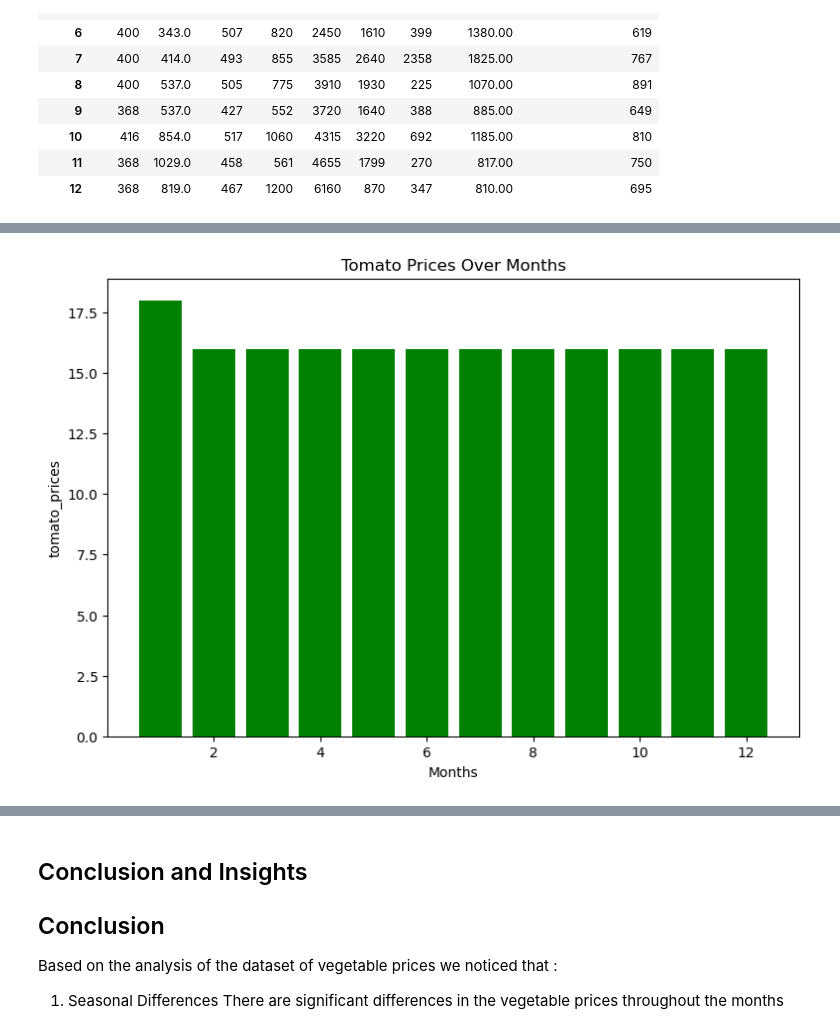
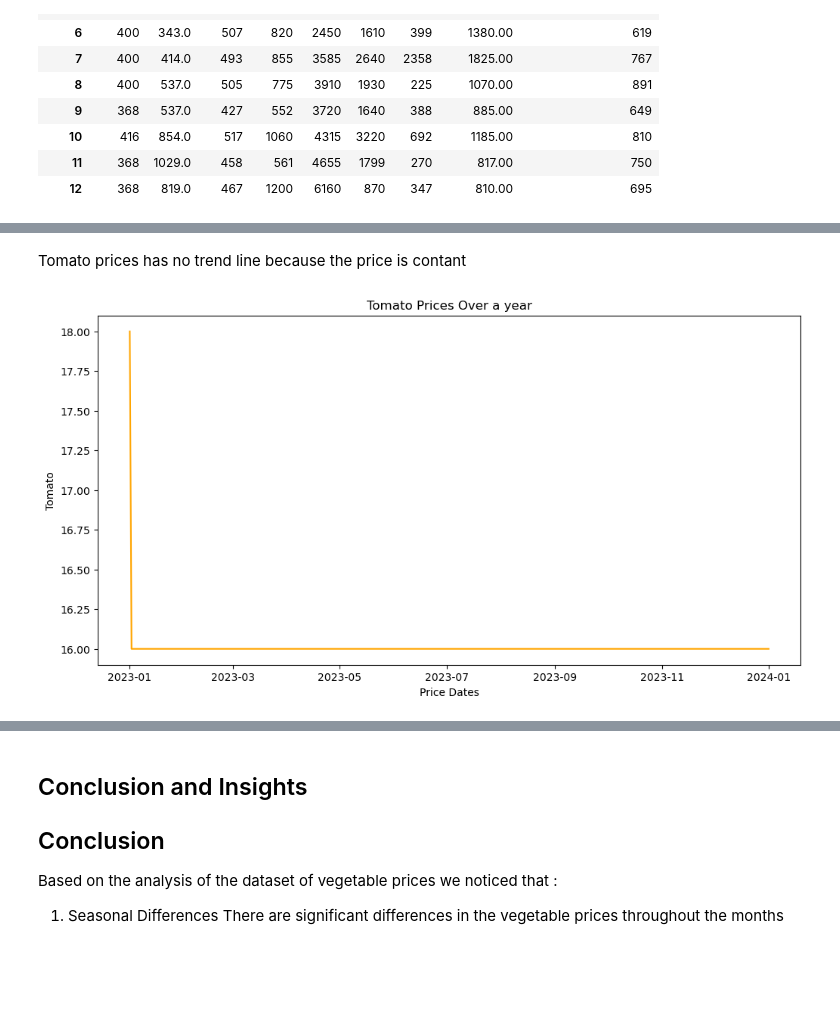
Before and after one commit to justin9503/MM6-Python-Project, a Jupyter notebook: Vegetable prices_MM6.ipynb, the cells around one changed output, grey strips where cells are left out. Cells and saved outputs as stored; diff of their text form; code cells hidden in the pictures; blank space fills up the shorter version.

```diff
--- a/Vegetable prices_MM6.ipynb
+++ b/Vegetable prices_MM6.ipynb
@@ -165,14 +178,12 @@ tomato_prices = df['Tomato']README.md
+# %% [markdown]
+Tomato prices has no trend line because the price is contant
 # %%
-plt.figure(figsize=(9, 6))
-
-plt.bar(Months, tomato_prices, color='green', label='Tomato')
-plt.xlabel('Months')
-plt.ylabel('tomato_prices')
-plt.title('Tomato Prices Over Months')
-
+plt.figure(figsize=(12, 6))
+sns.lineplot(x="Price Dates", y="Tomato", data=df, color='orange')
+plt.title('Tomato Prices Over a year')
 plt.show()
 # %% [output]
-[figure, old version]
+[figure, new version]
 # %%
 onion_prices = df['Onion']
 plt.figure(figsize=(9, 6))
```
Also changed, not shown: parts of 20 cells of this notebook, 2 other files.
